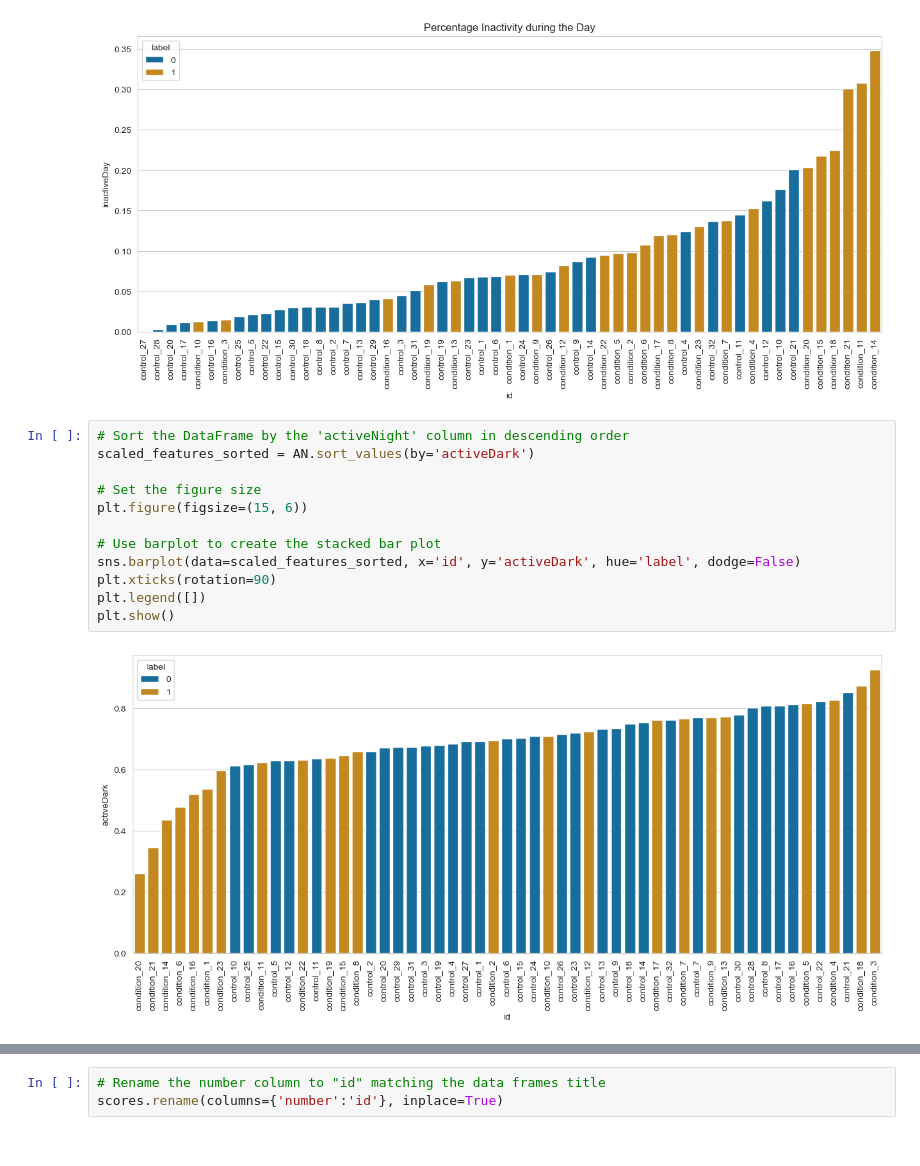
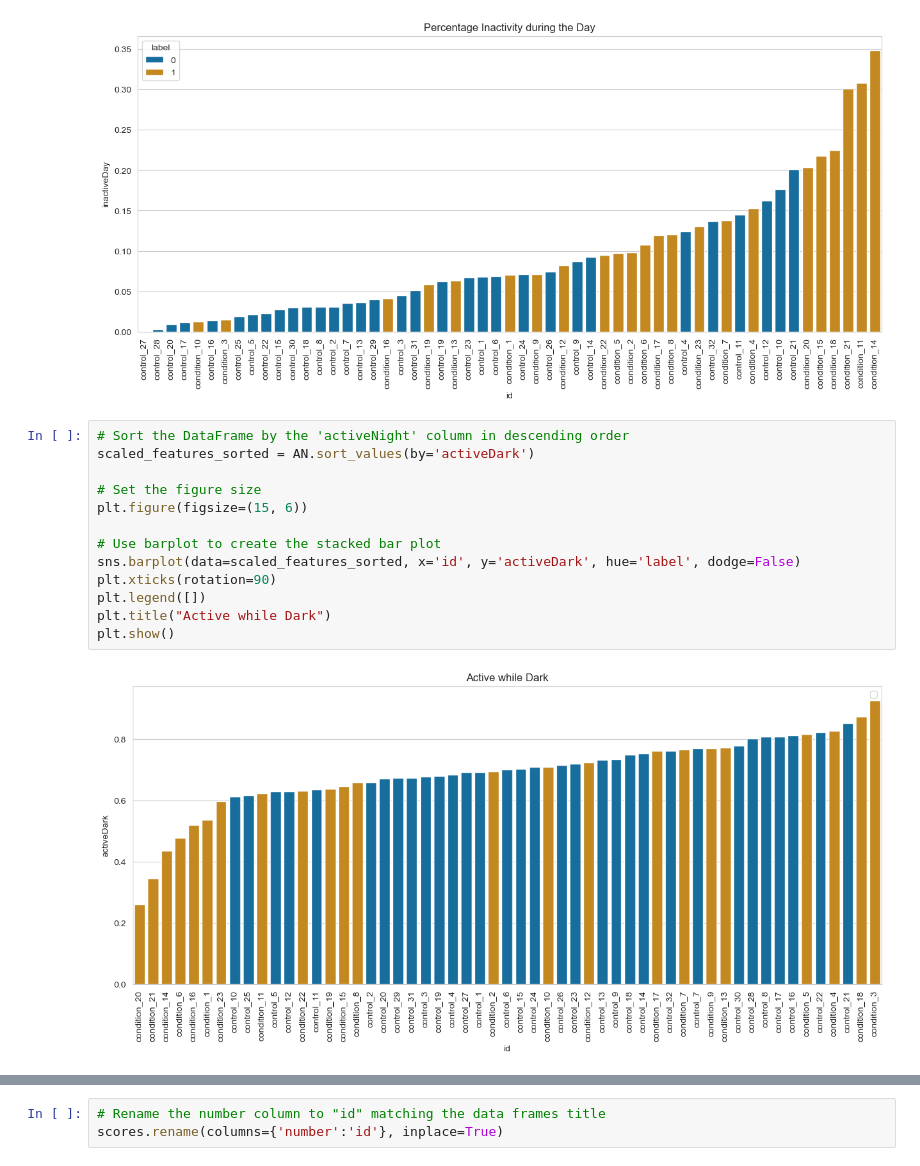
Before and after one commit to zoonalink/IGP-5, a Jupyter notebook: Tom/day_night_sleep_awake.ipynb, the cells around one changed output, grey strips where cells are left out. Drawn from its saved outputs; the diff is of its cells as text.

```diff
--- a/Tom/day_night_sleep_awake.ipynb
+++ b/Tom/day_night_sleep_awake.ipynb
@@ -468,17 +468,18 @@ plt.show()
 # %%
 # Sort the DataFrame by the 'activeNight' column in descending order
 scaled_features_sorted = AN.sort_values(by='activeDark')
 
 # Set the figure size
 plt.figure(figsize=(15, 6))
 
 # Use barplot to create the stacked bar plot
 sns.barplot(data=scaled_features_sorted, x='id', y='activeDark', hue='label', dodge=False)
 plt.xticks(rotation=90)
 plt.legend([])
+plt.title("Active while Dark")
 plt.show()
 # %% [output]
-[figure, old version]
+[figure, new version]
 # %%
 # Sort the DataFrame by the 'activeNight' column in descending order
 scaled_features_sorted = AN.sort_values(by='inactiveLight')
```
Also changed, not shown: parts of 2 cells of this notebook, 2 other files.
